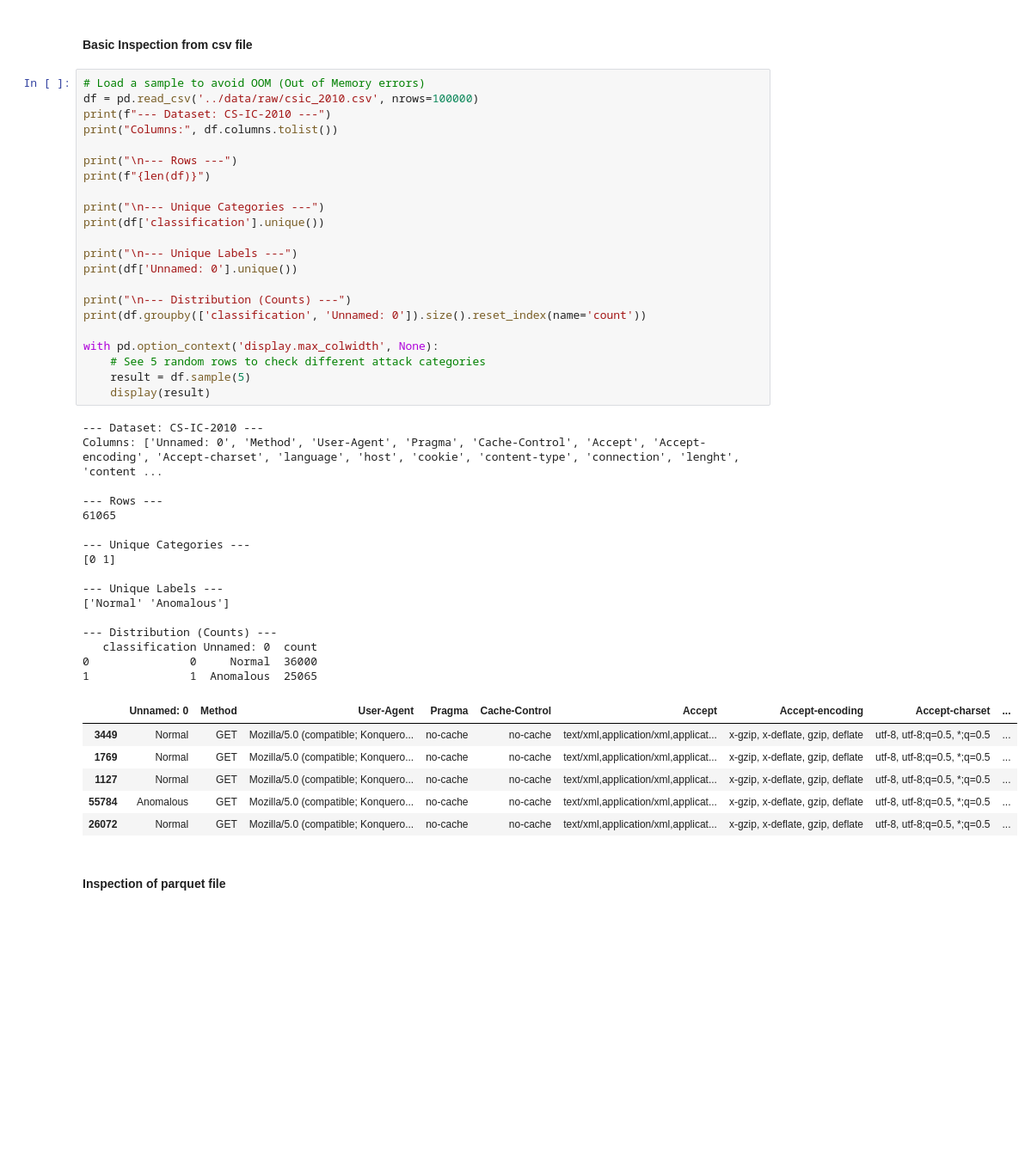
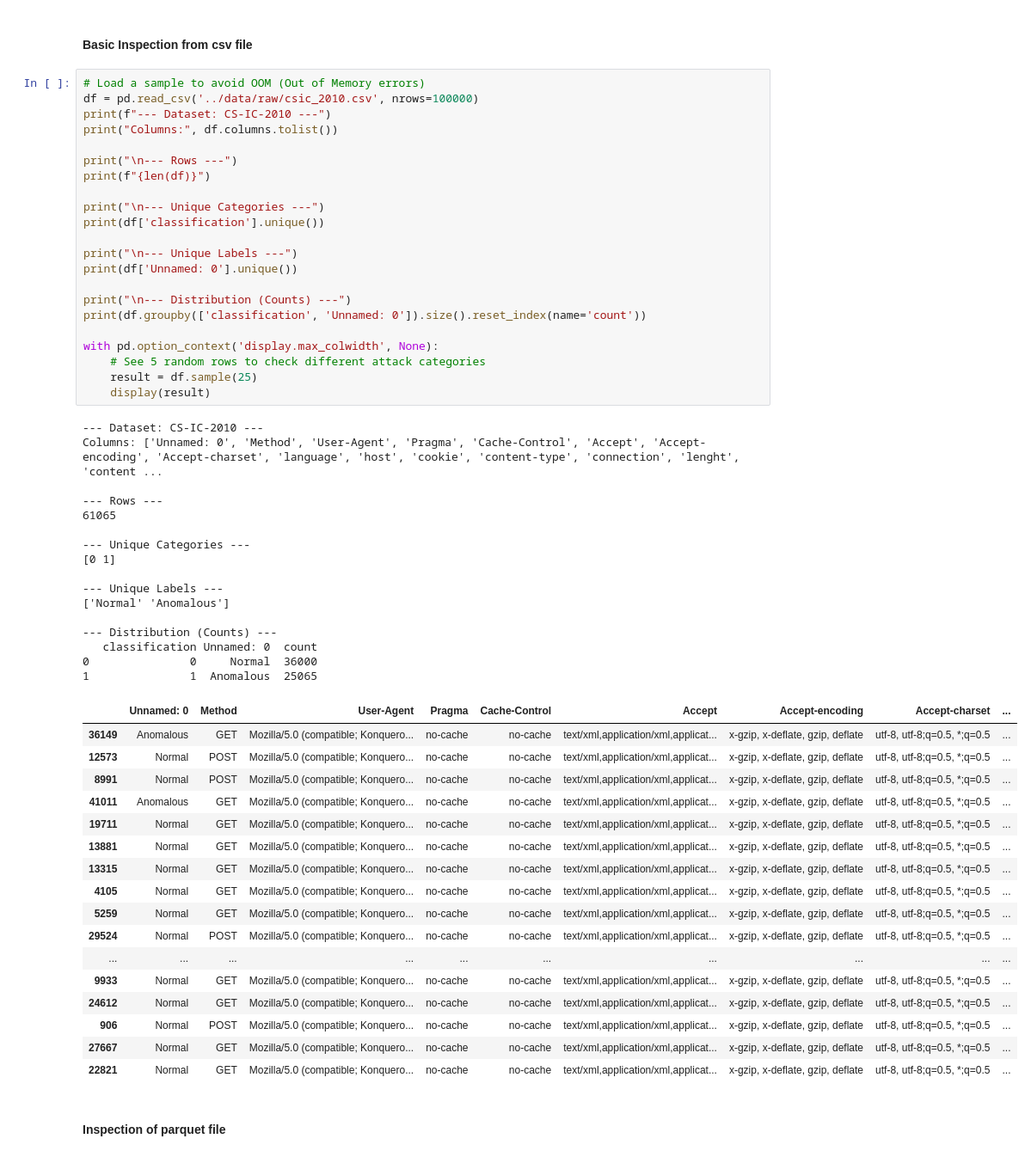
Before and after one commit to Jacaranda-Dev/ai-waf-v2, a Jupyter notebook: notebooks/01_eda_ public_datasets.ipynb, the cells around one changed output. Shown at 86% size. Drawn from its saved outputs; the diff is of its cells as text; blank space fills up the shorter version.

```diff
--- a/notebooks/01_eda.ipynb
+++ b/notebooks/01_eda_ public_datasets.ipynb
@@ -21,39 +21,50 @@ print(f"{len(df)}")
 print("\n--- Unique Categories ---")
 print(df['classification'].unique())
 
 print("\n--- Unique Labels ---")
 print(df['Unnamed: 0'].unique())
 
 print("\n--- Distribution (Counts) ---")
 print(df.groupby(['classification', 'Unnamed: 0']).size().reset_index(name='count'))
 
 with pd.option_context('display.max_colwidth', None):
     # See 5 random rows to check different attack categories
-    result = df.sample(5)
+    result = df.sample(25)
     display(result)
 # %% [output]
 --- Dataset: CS-IC-2010 ---
 Columns: ['Unnamed: 0', 'Method', 'User-Agent', 'Pragma', 'Cache-Control', 'Accept', 'Accept-encoding', 'Accept-charset', 'language', 'host', 'cookie', 'content-type', 'connection', 'lenght', 'content ...
 
 --- Rows ---
 61065
 
 --- Unique Categories ---
 [0 1]
 
 --- Unique Labels ---
 ['Normal' 'Anomalous']
 
 --- Distribution (Counts) ---
    classification Unnamed: 0  count
 0               0     Normal  36000
 1               1  Anomalous  25065
 |  | Unnamed: 0 | Method | User-Agent | Pragma | Cache-Control | Accept | Accept-encoding | Accept-charset | ... |
-| 3449 | Normal | GET | Mozilla/5.0 (compatible; Konquero... | no-cache | no-cache | text/xml,application/xml,applicat... | x-gzip, x-deflate, gzip, deflate | utf-8, utf-8;q=0.5, *;q=0.5 | ... |
-| 1769 | Normal | GET | Mozilla/5.0 (compatible; Konquero... | no-cache | no-cache | text/xml,application/xml,applicat... | x-gzip, x-deflate, gzip, deflate | utf-8, utf-8;q=0.5, *;q=0.5 | ... |
-| 1127 | Normal | GET | Mozilla/5.0 (compatible; Konquero... | no-cache | no-cache | text/xml,application/xml,applicat... | x-gzip, x-deflate, gzip, deflate | utf-8, utf-8;q=0.5, *;q=0.5 | ... |
-| 55784 | Anomalous | GET | Mozilla/5.0 (compatible; Konquero... | no-cache | no-cache | text/xml,application/xml,applicat... | x-gzip, x-deflate, gzip, deflate | utf-8, utf-8;q=0.5, *;q=0.5 | ... |
-| 26072 | Normal | GET | Mozilla/5.0 (compatible; Konquero... | no-cache | no-cache | text/xml,application/xml,applicat... | x-gzip, x-deflate, gzip, deflate | utf-8, utf-8;q=0.5, *;q=0.5 | ... |
+| 36149 | Anomalous | GET | Mozilla/5.0 (compatible; Konquero... | no-cache | no-cache | text/xml,application/xml,applicat... | x-gzip, x-deflate, gzip, deflate | utf-8, utf-8;q=0.5, *;q=0.5 | ... |
+| 12573 | Normal | POST | Mozilla/5.0 (compatible; Konquero... | no-cache | no-cache | text/xml,application/xml,applicat... | x-gzip, x-deflate, gzip, deflate | utf-8, utf-8;q=0.5, *;q=0.5 | ... |
+| 8991 | Normal | POST | Mozilla/5.0 (compatible; Konquero... | no-cache | no-cache | text/xml,application/xml,applicat... | x-gzip, x-deflate, gzip, deflate | utf-8, utf-8;q=0.5, *;q=0.5 | ... |
+| 41011 | Anomalous | GET | Mozilla/5.0 (compatible; Konquero... | no-cache | no-cache | text/xml,application/xml,applicat... | x-gzip, x-deflate, gzip, deflate | utf-8, utf-8;q=0.5, *;q=0.5 | ... |
+| 19711 | Normal | GET | Mozilla/5.0 (compatible; Konquero... | no-cache | no-cache | text/xml,application/xml,applicat... | x-gzip, x-deflate, gzip, deflate | utf-8, utf-8;q=0.5, *;q=0.5 | ... |
+| 13881 | Normal | GET | Mozilla/5.0 (compatible; Konquero... | no-cache | no-cache | text/xml,application/xml,applicat... | x-gzip, x-deflate, gzip, deflate | utf-8, utf-8;q=0.5, *;q=0.5 | ... |
+| 13315 | Normal | GET | Mozilla/5.0 (compatible; Konquero... | no-cache | no-cache | text/xml,application/xml,applicat... | x-gzip, x-deflate, gzip, deflate | utf-8, utf-8;q=0.5, *;q=0.5 | ... |
+| 4105 | Normal | GET | Mozilla/5.0 (compatible; Konquero... | no-cache | no-cache | text/xml,application/xml,applicat... | x-gzip, x-deflate, gzip, deflate | utf-8, utf-8;q=0.5, *;q=0.5 | ... |
+| 5259 | Normal | GET | Mozilla/5.0 (compatible; Konquero... | no-cache | no-cache | text/xml,application/xml,applicat... | x-gzip, x-deflate, gzip, deflate | utf-8, utf-8;q=0.5, *;q=0.5 | ... |
+| 29524 | Normal | POST | Mozilla/5.0 (compatible; Konquero... | no-cache | no-cache | text/xml,application/xml,applicat... | x-gzip, x-deflate, gzip, deflate | utf-8, utf-8;q=0.5, *;q=0.5 | ... |
+| ... | ... | ... | ... | ... | ... | ... | ... | ... | ... |
+| 9933 | Normal | GET | Mozilla/5.0 (compatible; Konquero... | no-cache | no-cache | text/xml,application/xml,applicat... | x-gzip, x-deflate, gzip, deflate | utf-8, utf-8;q=0.5, *;q=0.5 | ... |
+| 24612 | Normal | GET | Mozilla/5.0 (compatible; Konquero... | no-cache | no-cache | text/xml,application/xml,applicat... | x-gzip, x-deflate, gzip, deflate | utf-8, utf-8;q=0.5, *;q=0.5 | ... |
+| 906 | Normal | POST | Mozilla/5.0 (compatible; Konquero... | no-cache | no-cache | text/xml,application/xml,applicat... | x-gzip, x-deflate, gzip, deflate | utf-8, utf-8;q=0.5, *;q=0.5 | ... |
+| 27667 | Normal | GET | Mozilla/5.0 (compatible; Konquero... | no-cache | no-cache | text/xml,application/xml,applicat... | x-gzip, x-deflate, gzip, deflate | utf-8, utf-8;q=0.5, *;q=0.5 | ... |
+| 22821 | Normal | GET | Mozilla/5.0 (compatible; Konquero... | no-cache | no-cache | text/xml,application/xml,applicat... | x-gzip, x-deflate, gzip, deflate | utf-8, utf-8;q=0.5, *;q=0.5 | ... |
 # %% [markdown]
 #### Inspection of parquet file
 # %%
```
Also changed, not shown: parts of 2 cells of this notebook, 2 other files.
